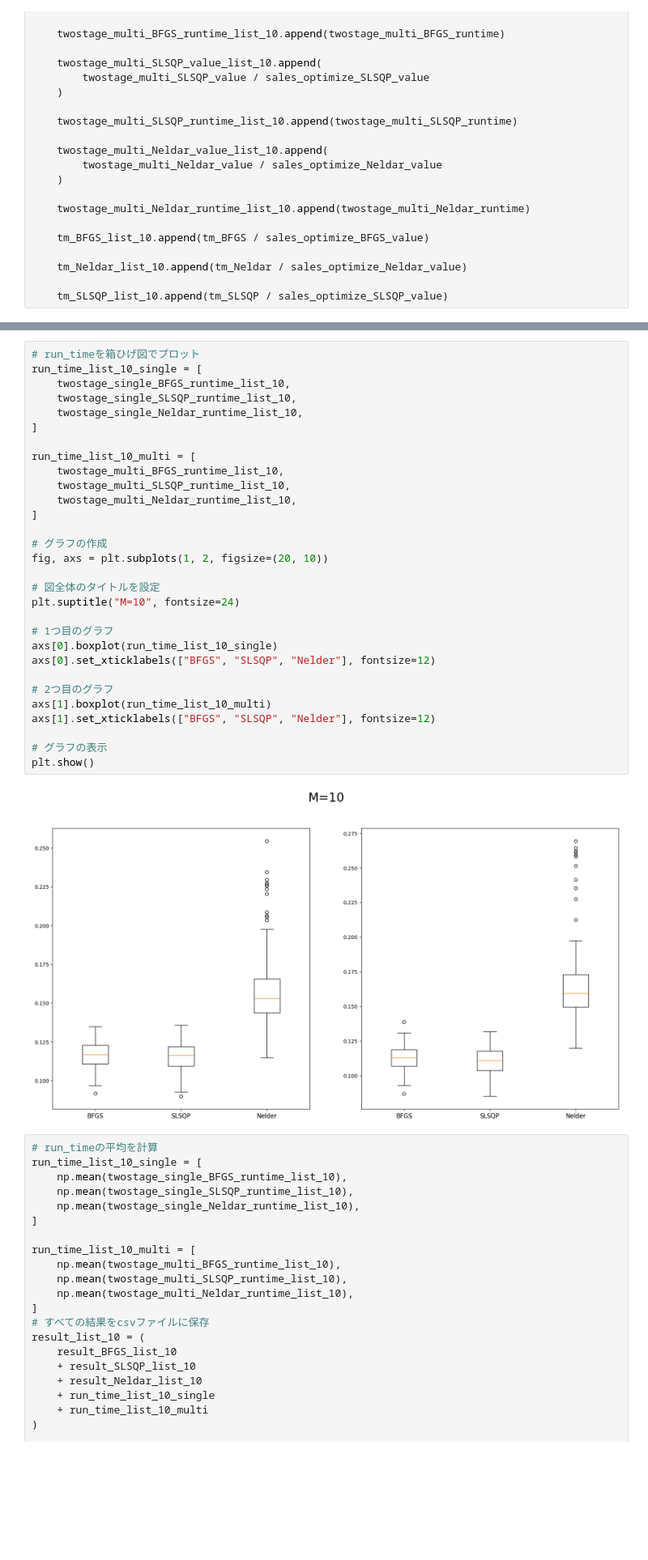
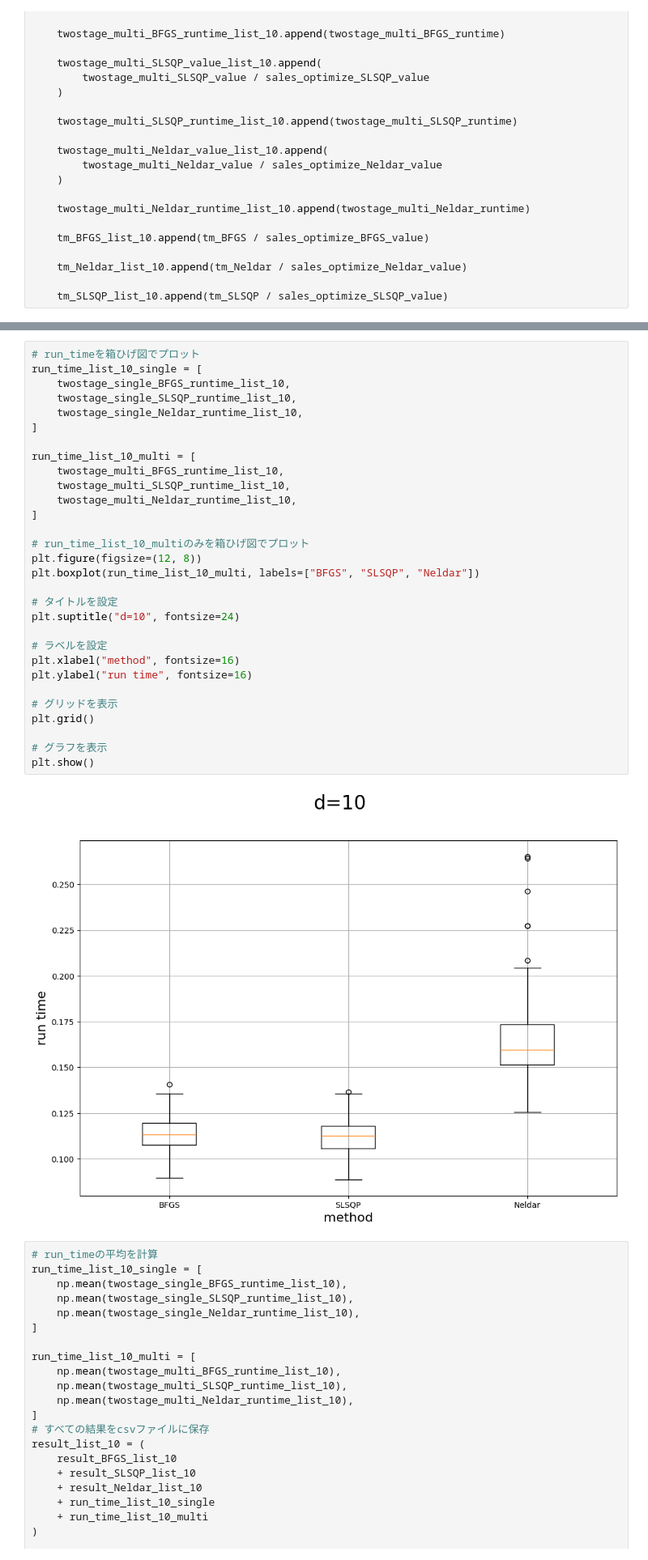
Before and after one commit to Inokuma0505/experiment2, a Jupyter notebook: notebook/1103_all.ipynb, the cells around one changed output, grey strips where cells are left out. Shown: that part at 81% size. Cells and saved outputs as stored; diff of their text form; blank space fills up the shorter version.

```diff
--- a/notebook/1103_all.ipynb
+++ b/notebook/1103_all.ipynb
@@ -1219,35 +1219,35 @@ plt.show()
-# %%
-# run_timeを箱ひげ図でプロット
-run_time_list_10_single = [
-    twostage_single_BFGS_runtime_list_10,
-    twostage_single_SLSQP_runtime_list_10,
-    twostage_single_Neldar_runtime_list_10,
-]
-
-run_time_list_10_multi = [
-    twostage_multi_BFGS_runtime_list_10,
-    twostage_multi_SLSQP_runtime_list_10,
-    twostage_multi_Neldar_runtime_list_10,
-]
-
-# グラフの作成
-fig, axs = plt.subplots(1, 2, figsize=(20, 10))
-
-# 図全体のタイトルを設定
-plt.suptitle("M=10", fontsize=24)
-
-# 1つ目のグラフ
-axs[0].boxplot(run_time_list_10_single)
-axs[0].set_xticklabels(["BFGS", "SLSQP", "Nelder"], fontsize=12)
-
-# 2つ目のグラフ
-axs[1].boxplot(run_time_list_10_multi)
-axs[1].set_xticklabels(["BFGS", "SLSQP", "Nelder"], fontsize=12)
-
-# グラフの表示
-plt.show()
-# %% [output]
-[figure, removed]
+# %%
+# run_timeを箱ひげ図でプロット
+run_time_list_10_single = [
+    twostage_single_BFGS_runtime_list_10,
+    twostage_single_SLSQP_runtime_list_10,
+    twostage_single_Neldar_runtime_list_10,
+]
+
+run_time_list_10_multi = [
+    twostage_multi_BFGS_runtime_list_10,
+    twostage_multi_SLSQP_runtime_list_10,
+    twostage_multi_Neldar_runtime_list_10,
+]
+
+# run_time_list_10_multiのみを箱ひげ図でプロット
+plt.figure(figsize=(12, 8))
+plt.boxplot(run_time_list_10_multi, labels=["BFGS", "SLSQP", "Neldar"])
+
+# タイトルを設定
+plt.suptitle("d=10", fontsize=24)
+
+# ラベルを設定
+plt.xlabel("method", fontsize=16)
+plt.ylabel("run time", fontsize=16)
+
+# グリッドを表示
+plt.grid()
+
+# グラフを表示
+plt.show()
+# %% [output]
+[figure, added]
 # %%
 # run_timeの平均を計算
 run_time_list_10_single = [
```
Also changed, not shown: parts of 14 cells of this notebook, 5 other files.
